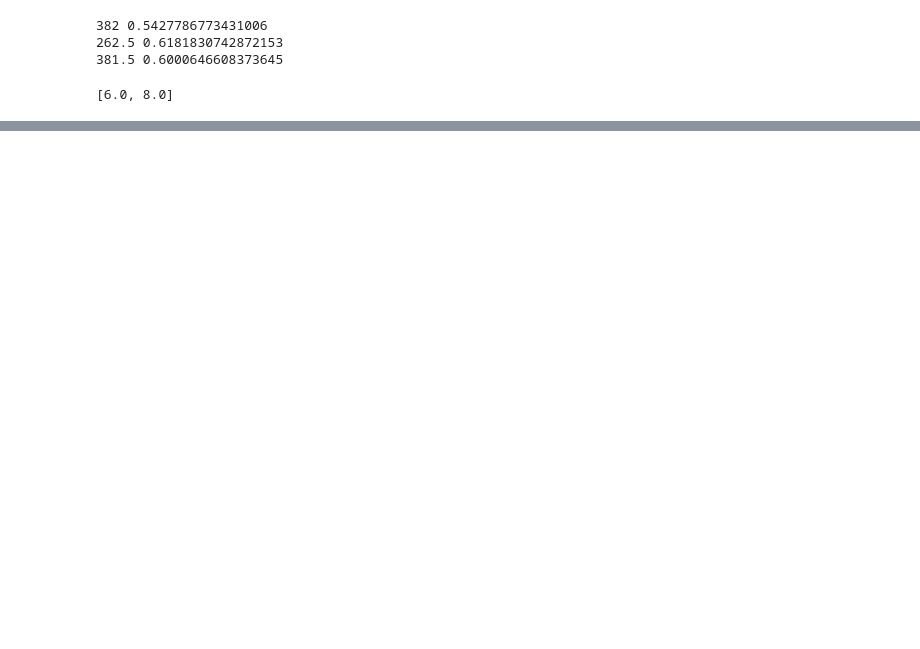
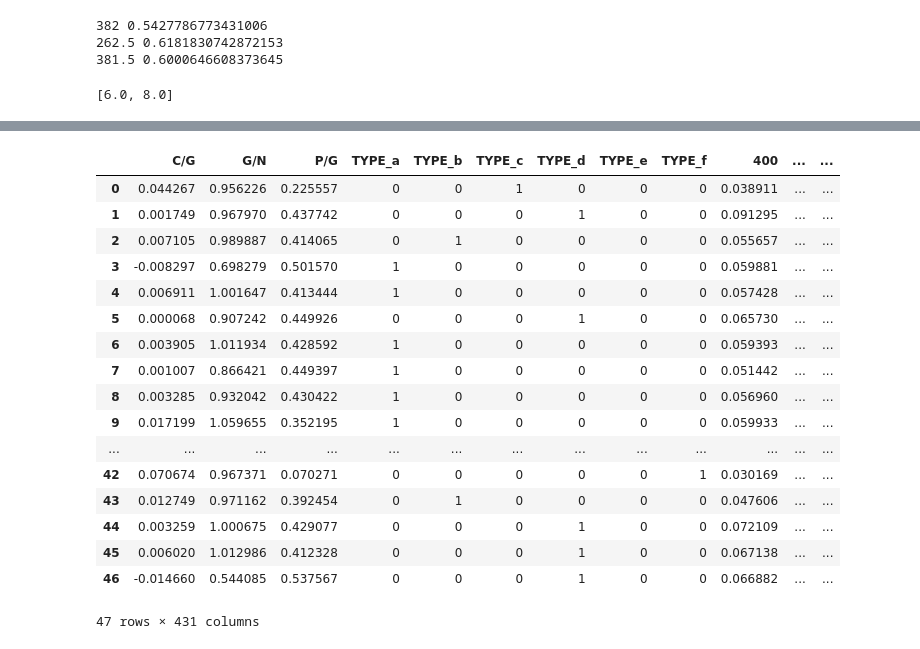
Before and after one commit to jorgeberrezueta/QuimioV2, a Jupyter notebook: main.ipynb, the cells around one changed output, grey strips where cells are left out. Cells and saved outputs as stored; diff of their text form; code cells hidden in the pictures; blank space fills up the shorter version.

```diff
--- a/main.ipynb
+++ b/main.ipynb
@@ -456,0 +455,17 @@ TypeError: unhashable type: 'RangeIndex'
+# %%
+model1 = LinearRegression()
+model2 = LinearRegression()
+model3 = LinearRegression()
+
+model1.fit(
+    X=DF1.iloc[:, 1].to_numpy().reshape(-1, 1),
+    y=DF1.iloc[:, 0].to_numpy().reshape(-1, 1)
+)
+model2.fit(
+    X=DF2.iloc[:, 1].to_numpy().reshape(-1, 1),
+    y=DF2.iloc[:, 0].to_numpy().reshape(-1, 1)
+)
+model3.fit(
+    X=DF3.iloc[:, 1].to_numpy().reshape(-1, 1),
+    y=DF3.iloc[:, 0].to_numpy().reshape(-1, 1)
+)
@@ -456,0 +524,12 @@ TypeError: unhashable type: 'RangeIndex'
+# %%
+# col1 = model1.predict(na_df1[c1.index[-1]].to_numpy().reshape(-1, 1))
+# col2 = model2.predict(na_df2[c2.index[-1]].to_numpy().reshape(-1, 1))
+# col3 = model3.predict(na_df3[c3.index[-1]].to_numpy().reshape(-1, 1))
+
+col1 = model1.predict(df[c1.index[-1]].to_numpy().reshape(-1, 1))
+col2 = model2.predict(df[c2.index[-1]].to_numpy().reshape(-1, 1))
+col3 = model3.predict(df[c3.index[-1]].to_numpy().reshape(-1, 1))
+# %%
+preds = np.array([col1.flatten(), col2.flatten(), col3.flatten()]).T
+
+preds
@@ -456,0 +554,31 @@ TypeError: unhashable type: 'RangeIndex'
+# %%
+newdf = df.copy()
+
+# newdf.loc[df.index.difference(DF1.index), ['C/G', 'G/N', 'P/G']] = preds
+newdf.loc[df.index, ['C/G', 'G/N', 'P/G']] = preds
+# newdf.loc[df.index.difference(DF1.index), ['pred']] = 1
+newdf.loc[df.index, ['pred']] = 1
+# newdf.loc[DF1.index, ['pred']] = 0
+
+newdf.to_csv('preds_completo.csv', index=False)
+
+newdf
+# %% [output]
+|  | C/G | G/N | P/G | TYPE_a | TYPE_b | TYPE_c | TYPE_d | TYPE_e | TYPE_f | 400 | ... | ... |
+| 0 | 0.044267 | 0.956226 | 0.225557 | 0 | 0 | 1 | 0 | 0 | 0 | 0.038911 | ... | ... |
+| 1 | 0.001749 | 0.967970 | 0.437742 | 0 | 0 | 0 | 1 | 0 | 0 | 0.091295 | ... | ... |
+| 2 | 0.007105 | 0.989887 | 0.414065 | 0 | 1 | 0 | 0 | 0 | 0 | 0.055657 | ... | ... |
+| 3 | -0.008297 | 0.698279 | 0.501570 | 1 | 0 | 0 | 0 | 0 | 0 | 0.059881 | ... | ... |
+| 4 | 0.006911 | 1.001647 | 0.413444 | 1 | 0 | 0 | 0 | 0 | 0 | 0.057428 | ... | ... |
+| 5 | 0.000068 | 0.907242 | 0.449926 | 0 | 0 | 0 | 1 | 0 | 0 | 0.065730 | ... | ... |
+| 6 | 0.003905 | 1.011934 | 0.428592 | 1 | 0 | 0 | 0 | 0 | 0 | 0.059393 | ... | ... |
+| 7 | 0.001007 | 0.866421 | 0.449397 | 1 | 0 | 0 | 0 | 0 | 0 | 0.051442 | ... | ... |
+| 8 | 0.003285 | 0.932042 | 0.430422 | 1 | 0 | 0 | 0 | 0 | 0 | 0.056960 | ... | ... |
+| 9 | 0.017199 | 1.059655 | 0.352195 | 1 | 0 | 0 | 0 | 0 | 0 | 0.059933 | ... | ... |
+| ... | ... | ... | ... | ... | ... | ... | ... | ... | ... | ... | ... | ... |
+| 42 | 0.070674 | 0.967371 | 0.070271 | 0 | 0 | 0 | 0 | 0 | 1 | 0.030169 | ... | ... |
+| 43 | 0.012749 | 0.971162 | 0.392454 | 0 | 1 | 0 | 0 | 0 | 0 | 0.047606 | ... | ... |
+| 44 | 0.003259 | 1.000675 | 0.429077 | 0 | 0 | 0 | 1 | 0 | 0 | 0.072109 | ... | ... |
+| 45 | 0.006020 | 1.012986 | 0.412328 | 0 | 0 | 0 | 1 | 0 | 0 | 0.067138 | ... | ... |
+| 46 | -0.014660 | 0.544085 | 0.537567 | 0 | 0 | 0 | 1 | 0 | 0 | 0.066882 | ... | ... |
+47 rows × 431 columns
```
Also changed, not shown: parts of 13 cells of this notebook, 5 other files.
